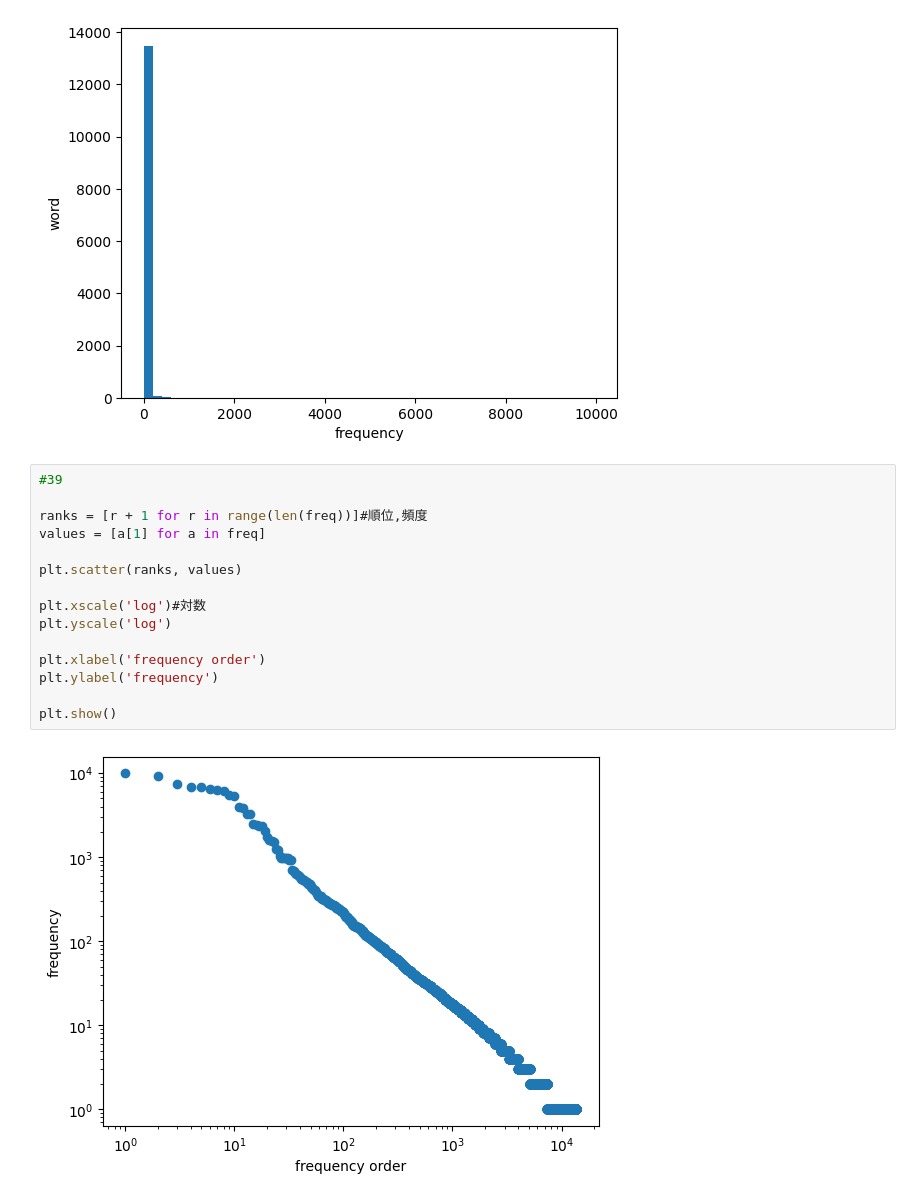
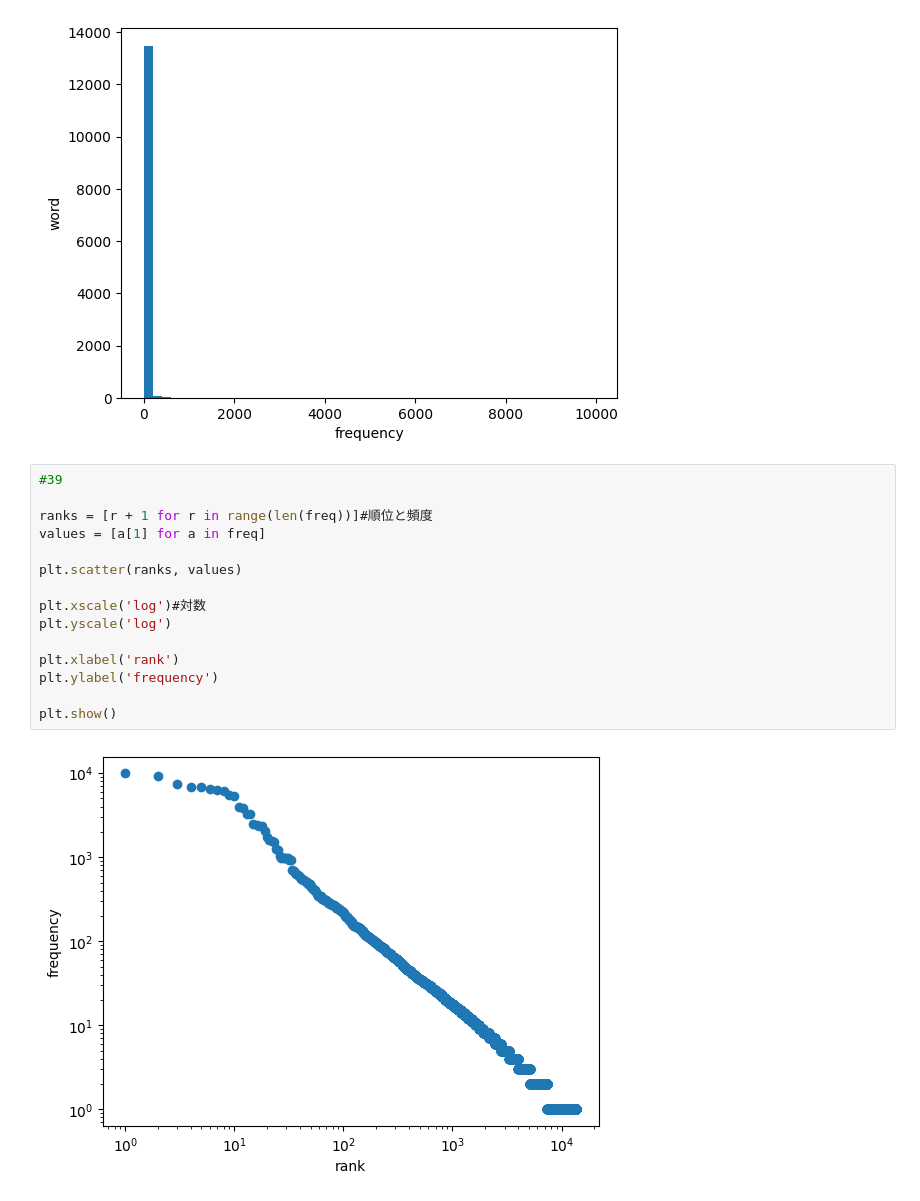
Before and after one commit to Rin-Sanity/test1, a Jupyter notebook: 04.ipynb, the cells around one changed output. Cells and saved outputs as stored; diff of their text form.

```diff
--- a/04.ipynb
+++ b/04.ipynb
@@ -224,17 +216,17 @@ plt.show()
 # %%
 #39
 
-ranks = [r + 1 for r in range(len(freq))]#順位,頻度
+ranks = [r + 1 for r in range(len(freq))]#順位と頻度
 values = [a[1] for a in freq]
 
 plt.scatter(ranks, values)
 
 plt.xscale('log')#対数
 plt.yscale('log')
 
-plt.xlabel('frequency order')
+plt.xlabel('rank')
 plt.ylabel('frequency')
 
 plt.show()
 # %% [output]
-[figure, old version]
+[figure, new version]
```
Also changed, not shown: parts of 1 cell of this notebook.
